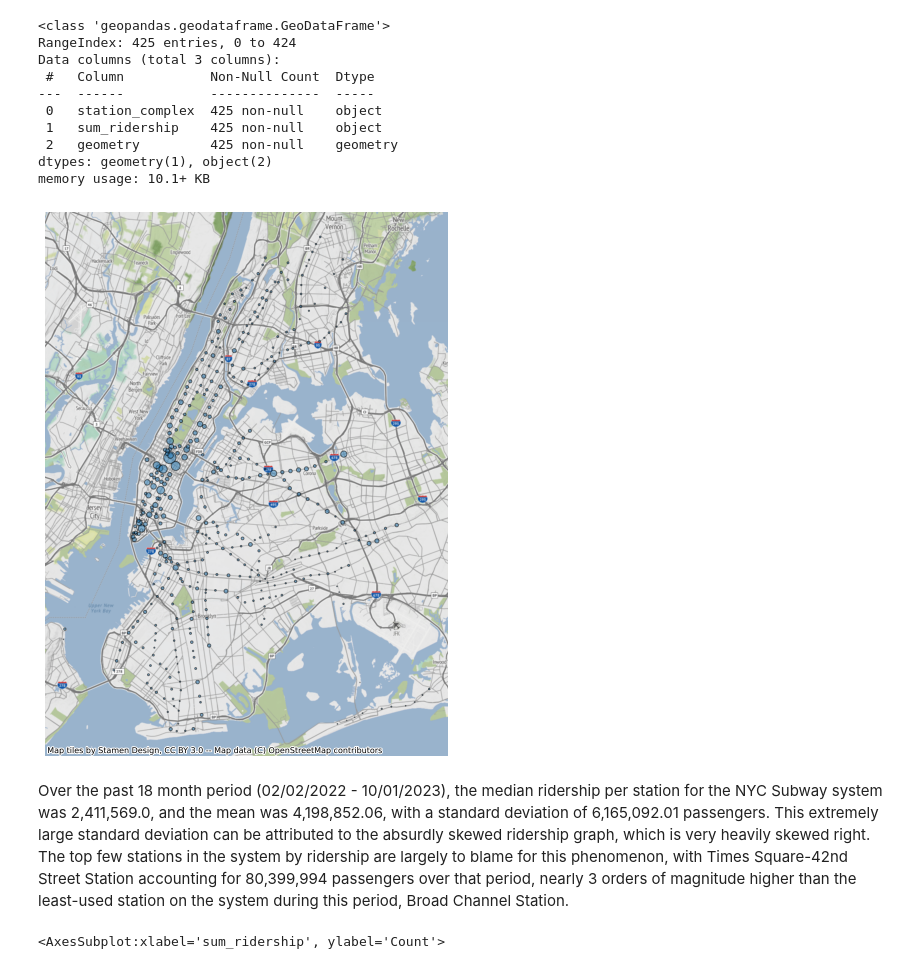
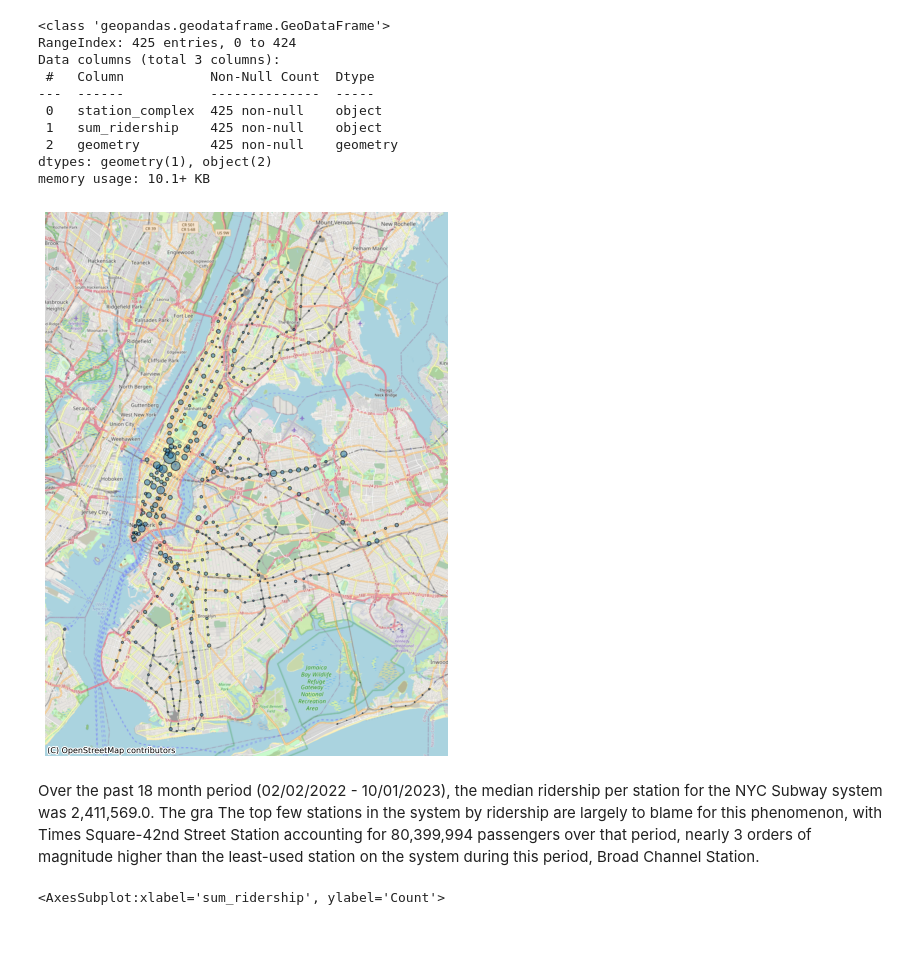
Before and after one commit to ugin331/GGIS-371, a Jupyter notebook: LiSubwayRidershipProject.ipynb, the cells around one changed output. Drawn from its saved outputs; the diff is of its cells as text; code cells hidden in the pictures; blank space fills up the shorter version.

```diff
--- a/LiSubwayRidershipProject.ipynb
+++ b/LiSubwayRidershipProject.ipynb
@@ -41,14 +41,14 @@ memory usage: 10.1+ KB
 # %%
 stations = stations.to_crs(epsg=3857)
 stations["sum_ridership"] = pd.to_numeric(stations["sum_ridership"])
 bubble_size = 150 * stations["sum_ridership"] / max(stations["sum_ridership"])
 ax = stations.plot(figsize=(10, 10), alpha=0.5, edgecolor="k", markersize=bubble_size)
 ax.axis('off')
-cx.add_basemap(ax)
+cx.add_basemap(ax=ax, source=cx.providers.OpenStreetMap.Mapnik)
 # %% [output]
-[figure, old version]
+[figure, new version]
 # %% [markdown]
-Over the past 18 month period (02/02/2022 - 10/01/2023), the median ridership per station for the NYC Subway system was 2,411,569.0, and the mean was 4,198,852.06, with a standard deviation of 6,165,092.01 passengers. This extremely large standard deviation can be attributed to the absurdly skewed ridership graph, which is very heavily skewed right. The top few stations in the system by ridership are largely to blame for this phenomenon, with Times Square-42nd Street Station accounting for 80,399,994 passengers over that period, nearly 3 orders of magnitude higher than the least-used station on the system during this period, Broad Channel Station.
+Over the past 18 month period (02/02/2022 - 10/01/2023), the median ridership per station for the NYC Subway system was 2,411,569.0. The gra The top few stations in the system by ridership are largely to blame for this phenomenon, with Times Square-42nd Street Station accounting for 80,399,994 passengers over that period, nearly 3 orders of magnitude higher than the least-used station on the system during this period, Broad Channel Station.
 # %%
 # stations_norm = stations.copy()
 # stations_norm["sum_ridership"] = stations["sum_ridership"] / max(stations["sum_ridership"])
```
Also changed, not shown: parts of 2 cells of this notebook, 1 other file.
